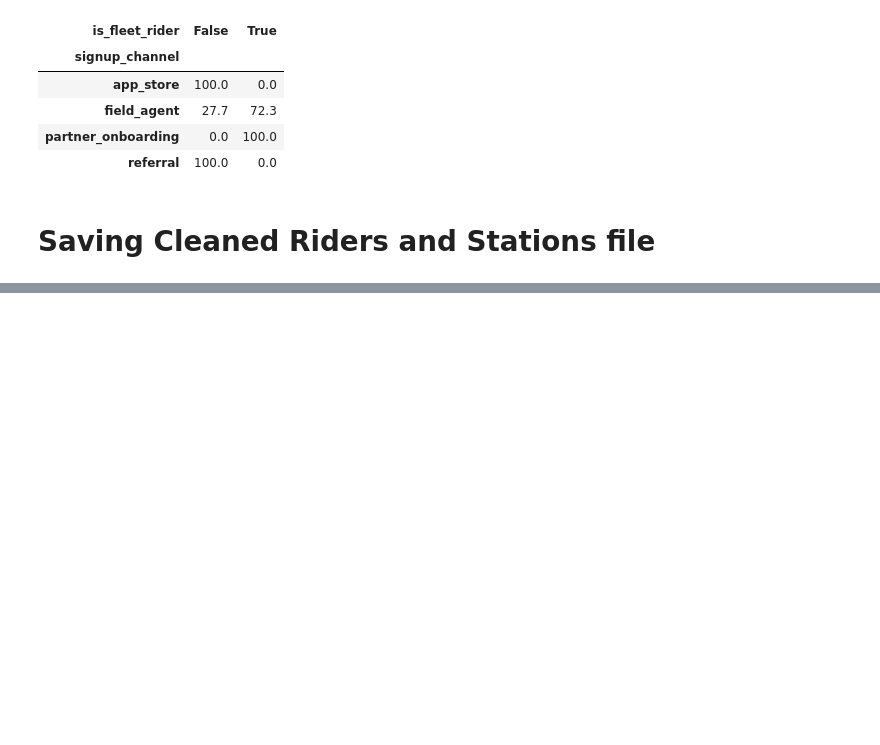
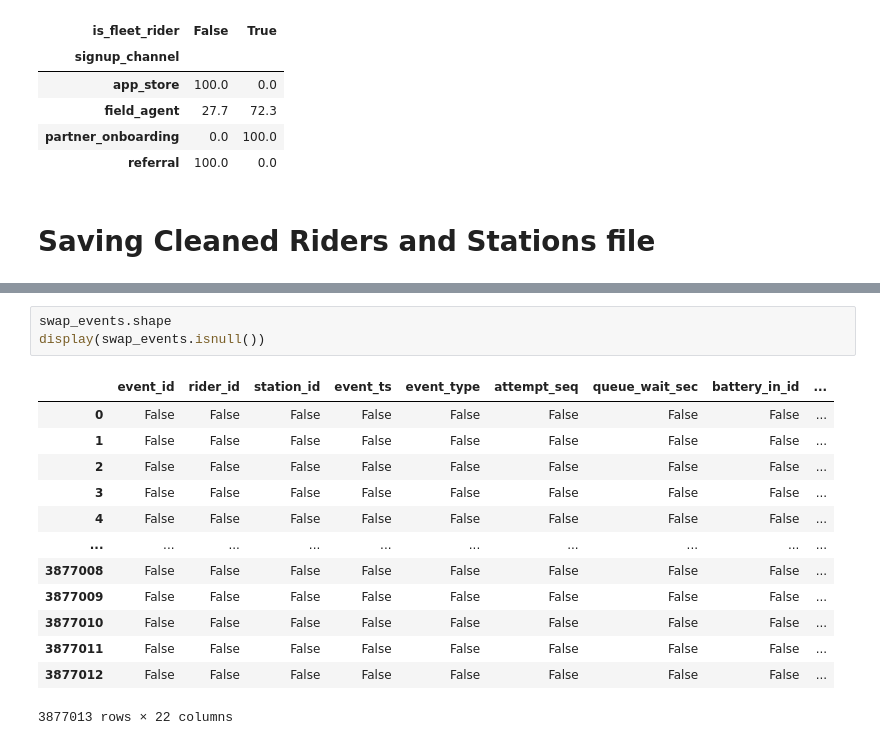
Before and after one commit to Khulbe-Nitin/Volt-Relay, a Jupyter notebook: Collab_notebook/Nitin_4_datasets.ipynb, the cells around one changed output, grey strips where cells are left out. Drawn from its saved outputs; the diff is of its cells as text; blank space fills up the shorter version.

```diff
--- a/Collab_notebook/Nitin_4_datasets.ipynb
+++ b/Collab_notebook/Nitin_4_datasets.ipynb
@@ -869,0 +1423,17 @@ print("Saved successfully.")
+# %%
+swap_events.shape
+display(swap_events.isnull())
+# %% [output]
+|  | event_id | rider_id | station_id | event_ts | event_type | attempt_seq | queue_wait_sec | battery_in_id | ... |
+| 0 | False | False | False | False | False | False | False | False | ... |
+| 1 | False | False | False | False | False | False | False | False | ... |
+| 2 | False | False | False | False | False | False | False | False | ... |
+| 3 | False | False | False | False | False | False | False | False | ... |
+| 4 | False | False | False | False | False | False | False | False | ... |
+| ... | ... | ... | ... | ... | ... | ... | ... | ... | ... |
+| 3877008 | False | False | False | False | False | False | False | False | ... |
+| 3877009 | False | False | False | False | False | False | False | False | ... |
+| 3877010 | False | False | False | False | False | False | False | False | ... |
+| 3877011 | False | False | False | False | False | False | False | False | ... |
+| 3877012 | False | False | False | False | False | False | False | False | ... |
+3877013 rows × 22 columns
```
Also changed, not shown: parts of 44 cells of this notebook.
